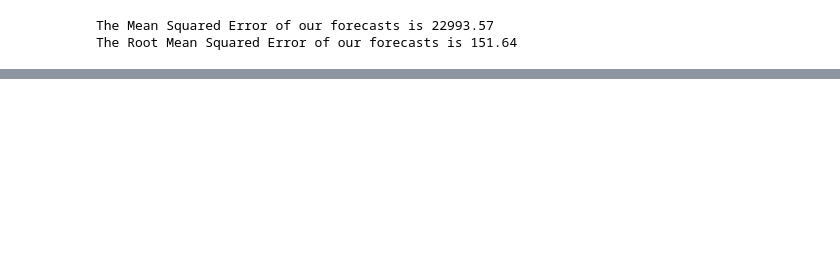
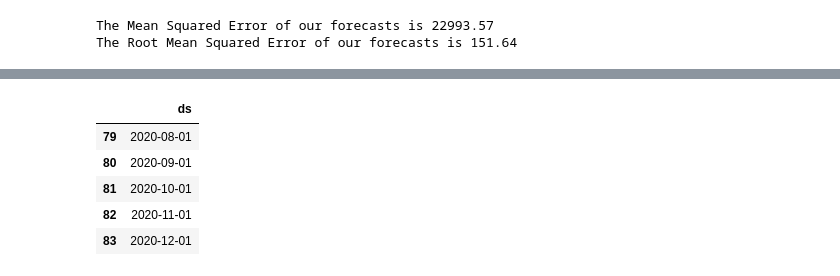
Before and after one commit to aldodec/Time_Series_Analysis, a Jupyter notebook: Time_Series_Analysis.ipynb, the cells around one changed output, grey strips where cells are left out. Saved outputs shown, nothing was run; the diff lists cells and outputs as text; code cells hidden in the pictures; blank space fills up the shorter version.

```diff
--- a/Time_Series_Analysis.ipynb
+++ b/Time_Series_Analysis.ipynb
@@ -227,0 +236,2 @@ plt.show()
+# %%
+y = y.reset_index()
@@ -227,0 +251,9 @@ plt.show()
+# %%
+future_dates.tail()
+# %% [output]
+|  | ds |
+| 79 | 2020-08-01 |
+| 80 | 2020-09-01 |
+| 81 | 2020-10-01 |
+| 82 | 2020-11-01 |
+| 83 | 2020-12-01 |
```
Also changed, not shown: parts of 18 cells of this notebook.
